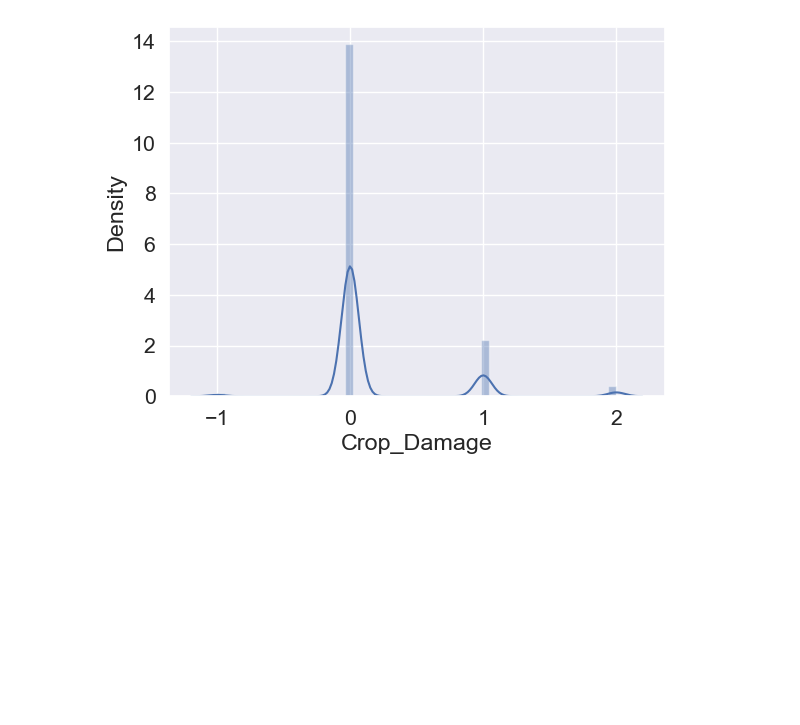
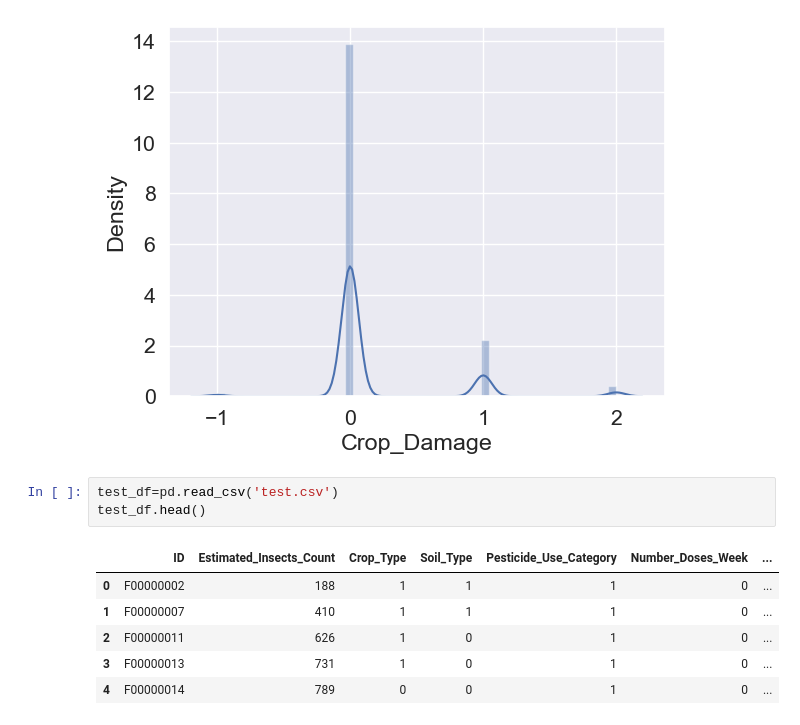
Before and after one commit to Kanxi/Kathmandu, a Jupyter notebook: week7/day3/agriculture_prediction.ipynb, the cells around one changed output. Saved outputs shown, nothing was run; the diff lists cells and outputs as text; blank space fills up the shorter version.

```diff
--- a/week7/day3/agriculture_prediction.ipynb
+++ b/week7/day3/agriculture_prediction.ipynb
@@ -309,3 +309,13 @@ https://gist.github.com/mwaskom/de44147ed2974457ad6372750bbe5751
   sns.distplot(y_test - predictions)
 <Axes: xlabel='Crop_Damage', ylabel='Density'>
 [figure]
+# %%
+test_df=pd.read_csv('test.csv')
+test_df.head()
+# %% [output]
+|  | ID | Estimated_Insects_Count | Crop_Type | Soil_Type | Pesticide_Use_Category | Number_Doses_Week | ... |
+| 0 | F00000002 | 188 | 1 | 1 | 1 | 0 | ... |
+| 1 | F00000007 | 410 | 1 | 1 | 1 | 0 | ... |
+| 2 | F00000011 | 626 | 1 | 0 | 1 | 0 | ... |
+| 3 | F00000013 | 731 | 1 | 0 | 1 | 0 | ... |
+| 4 | F00000014 | 789 | 0 | 0 | 1 | 0 | ... |
```
Also changed, not shown: parts of 7 cells of this notebook, 1 other file.
